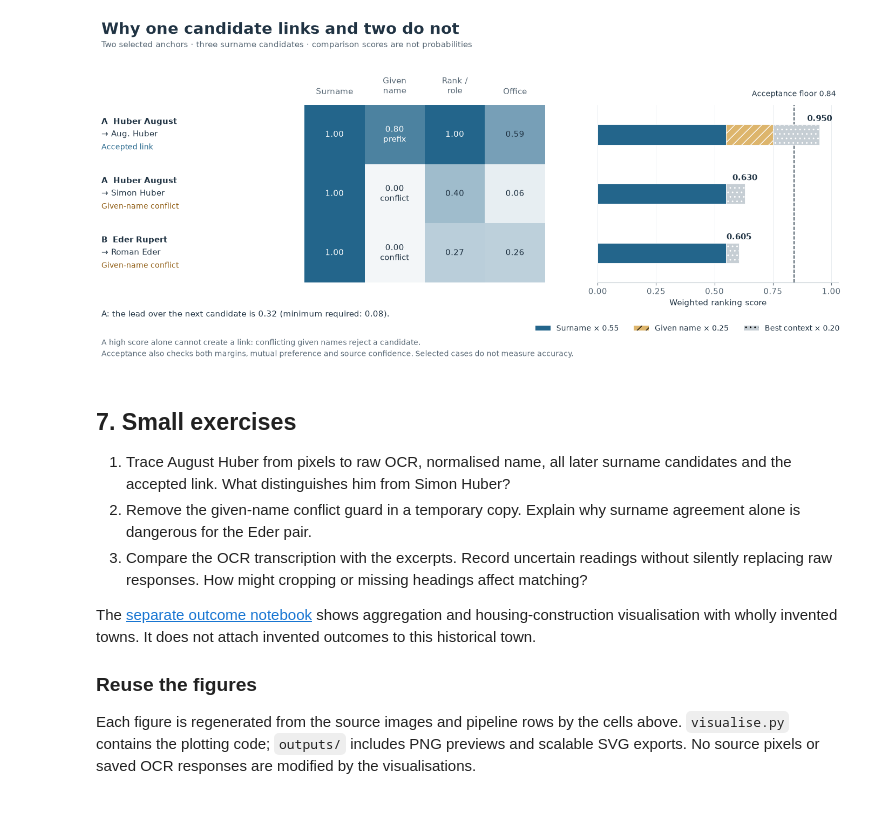
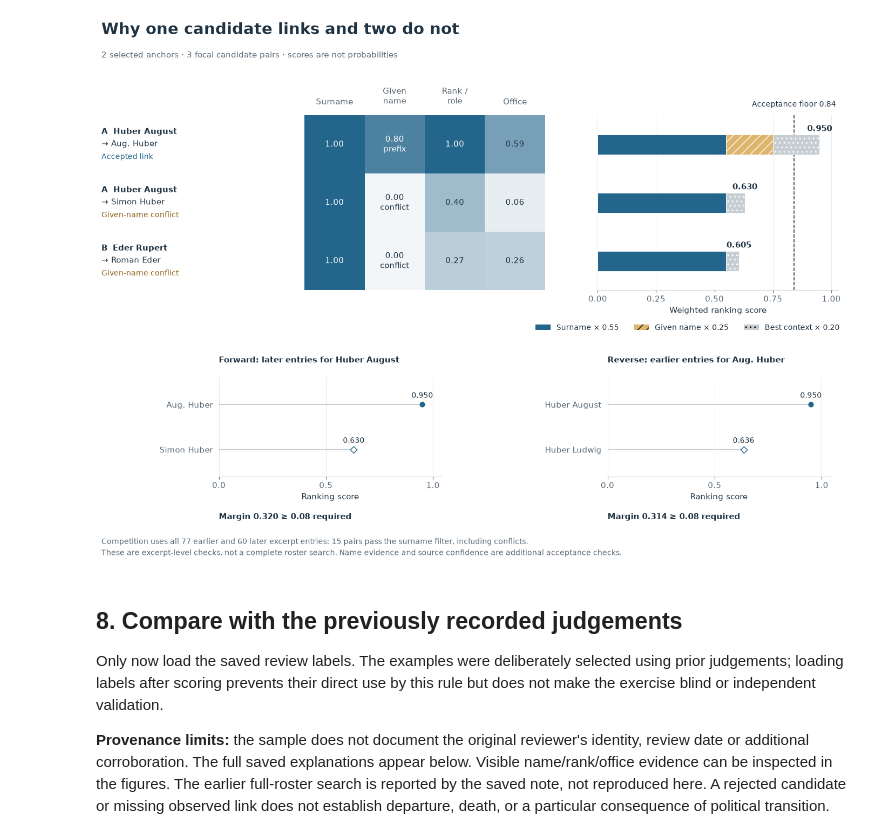
Before and after one commit to ikarurs/synthetic-record-linkage, a Jupyter notebook: walkthrough.ipynb, the cells around one changed output. Saved outputs shown, nothing was run; the diff lists cells and outputs as text; code cells hidden in the pictures; blank space fills up the shorter version.

Commit message:
Explain research context and audit excerpt-wide linkage competition

```diff
--- a/walkthrough.ipynb
+++ b/walkthrough.ipynb
@@ -144,0 +106,6 @@ The dashed line is the acceptance floor, not a probability cutoff. Given-name co
+# %%
+anchors = select_anchors(records, read_csv(ROOT/'data/anchors.csv'))
+display(records_df.loc[records_df['name'].isin(
+    ['Huber August', 'Aug. Huber', 'Eder Rupert', 'Roman Eder']),
+    ['name', 'given', 'surname']].rename(columns={
+        'name': 'Printed name', 'given': 'Derived given name', 'surname': 'Derived surname'}))
@@ -144,0 +124,10 @@ The dashed line is the acceptance floor, not a probability cutoff. Given-name co
+# %%
+anchor_cases = {a['record_id']: a['case_id'] for a in anchors}
+earlier = [dict(r, case_id=anchor_cases.get(r['record_id'], ''))
+           for r in records if r['period'] == 'earlier']
+pool = candidate_pairs(earlier, records)
+focal_pairs = [p for p in pool if p['left_id'] in anchor_cases]
+print(f"Surname filter: {SURNAME_FLOOR:.2f}; {len(pool)} blocked pairs; "
+      f"{len(focal_pairs)} focal pairs; {len(anchors)} focal anchors.")
+display(pd.DataFrame(focal_pairs)[['left_name', 'right_name', 'given_relation']].rename(
+    columns={'left_name': 'Earlier entry', 'right_name': 'Later candidate', 'given_relation': 'Given-name evidence'}))
@@ -144,0 +205,15 @@ The dashed line is the acceptance floor, not a probability cutoff. Given-name co
+# %%
+decisions = find_matches(anchors, pool)
+display(Markdown(f"Acceptance requires score ≥ **{MATCH_THRESHOLD:.2f}**, a strict best choice in both directions, "
+                 f"margins ≥ **{MIN_MARGIN:.2f}** wherever alternatives exist, compatible name evidence "
+                 f"and self-rated page confidence ≥ **{MIN_CONFIDENCE:.2f}**."))
+display(pd.DataFrame(decisions)[['case_id', 'name', 'best_candidate', 'score', 'status']].round(3))
+for d in decisions:
+    for direction, count_key, id_key, score_key, gap_key in [
+        ('Forward', 'candidate_count', 'runner_up_id', 'runner_up_score', 'margin'),
+        ('Reverse', 'reverse_candidate_count', 'reverse_runner_up_id', 'reverse_runner_up_score', 'reverse_margin')]:
+        other = by_id[d[id_key]]['name'] if d[id_key] else 'No competing candidate'
+        detail = (f"; {d['score']:.3f} − {d[score_key]:.3f} = {d[gap_key]:.3f}"
+                  if d[gap_key] is not None else '; margin not defined')
+        print(f"{d['case_id']} {direction}: {d[count_key]} candidate(s), including the proposal; alternative: {other}{detail}")
+    print('Decision reason:', d['reason'])
@@ -145,19 +237,13 @@ The dashed line is the acceptance floor, not a probability cutoff. Given-name co
 # %%
-fig = comparison(pairs, decisions)
+fig = comparison(focal_pairs, decisions, pool, records)
 export(fig, 'evidence')
 display(fig)
 plt.close(fig)
 # %% [output]
-[figure, old version]
+[figure, new version]
-# %% [markdown]
-## 7. Small exercises
-
-1. Trace August Huber from pixels to raw OCR, normalised name, all later surname candidates and the accepted link. What distinguishes him from Simon Huber?
-2. Remove the given-name conflict guard in a temporary copy. Explain why surname agreement alone is dangerous for the Eder pair.
-3. Compare the OCR transcription with the excerpts. Record uncertain readings without silently replacing raw responses. How might cropping or missing headings affect matching?
-
-The [separate outcome notebook](https://github.com/ikarurs/synthetic-record-linkage/blob/fictional-outcomes/outcomes.ipynb) shows aggregation and housing-construction visualisation with wholly invented towns. It does not attach invented outcomes to this historical town.
-
-### Reuse the figures
-
-Each figure is regenerated from the source images and pipeline rows by the cells above. `visualise.py` contains the plotting code; `outputs/` includes PNG previews and scalable SVG exports. No source pixels or saved OCR responses are modified by the visualisations.
+# %% [markdown]
+## 8. Compare with the previously recorded judgements
+
+Only now load the saved review labels. The examples were deliberately selected using prior judgements; loading labels after scoring prevents their direct use by this rule but does not make the exercise blind or independent validation.
+
+**Provenance limits:** the sample does not document the original reviewer's identity, review date or additional corroboration. The full saved explanations appear below. Visible name/rank/office evidence can be inspected in the figures. The earlier full-roster search is reported by the saved note, not reproduced here. A rejected candidate or missing observed link does not establish departure, death, or a particular consequence of political transition.
```
Also changed, not shown: parts of 33 cells of this notebook, 15 other files.
